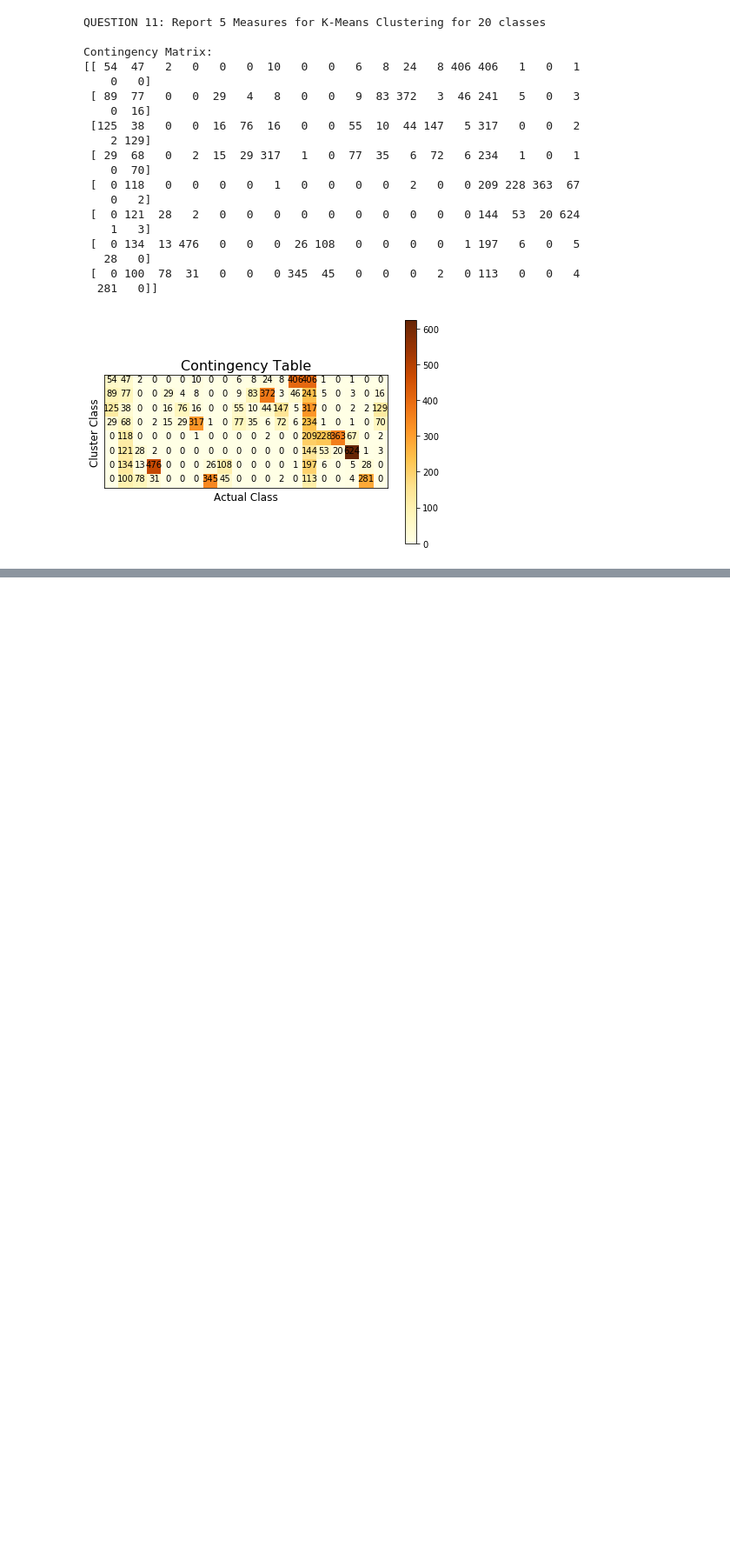
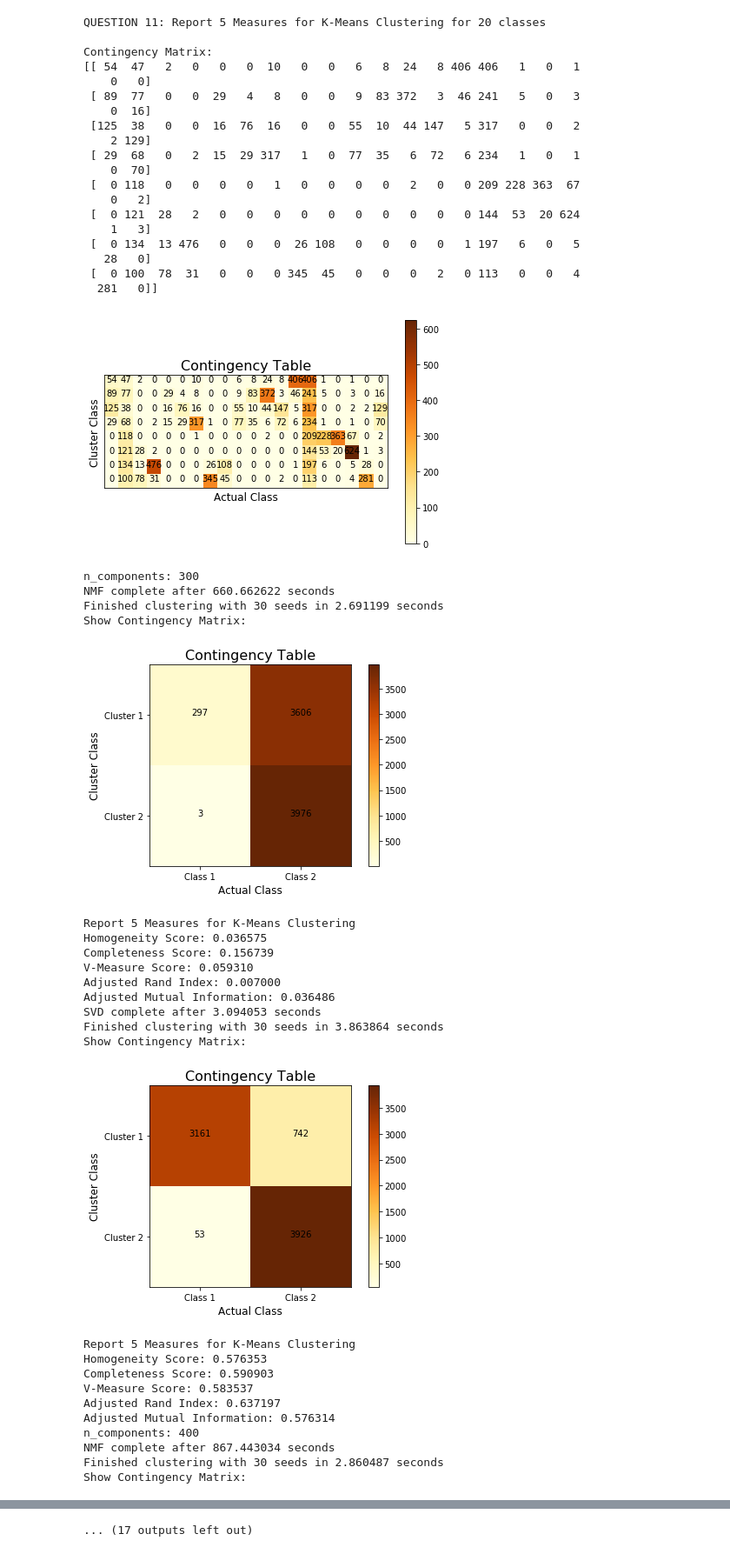
Before and after one commit to nsnguyen/ECE-219, a Jupyter notebook: project2/project2_N.ipynb, the cells around one changed output, grey strips where cells are left out. Shown at 87% size. Saved outputs shown, nothing was run; the diff lists cells and outputs as text; code cells hidden in the pictures; blank space fills up the shorter version.

```diff
--- a/project2/project2_N.ipynb
+++ b/project2/project2_N.ipynb
@@ -265,19 +265,19 @@ Show Contingency Matrix:
 ... (7 outputs left out)
 # %%
-nmf_homogeneity = []
-nmf_completeness = []
-nmf_v_measure = []
-nmf_adjusted_mutual_info = []
-nmf_adjusted_rand_index = []
+nmf_homogeneity_1 = []
+nmf_completeness_1 = []
+nmf_v_measure_1 = []
+nmf_adjusted_mutual_info_1 = []
+nmf_adjusted_rand_index_1 = []
 
 for r in [1, 2, 3, 5, 10, 20, 50, 100, 300]:
     print('n_components:',r)
     nmf_dataset,nmf = nmf_dimension_reduction(X_tfidf, n_components = r)
     k_means = k_means_clustering(nmf_dataset, n_clusters=2,random_state=0,max_iter=1000,n_init=30)
-    nmf_homogeneity.append(k_means['homogeneity'])
-    nmf_completeness.append(k_means['completeness'])
-    nmf_v_measure.append(k_means['v_measure'])
-    nmf_adjusted_mutual_info.append(k_means['adjusted_mutual_info'])
-    nmf_adjusted_rand_index.append(k_means['adjusted_rand_index'])
+    nmf_homogeneity_1.append(k_means['homogeneity'])
+    nmf_completeness_1.append(k_means['completeness'])
+    nmf_v_measure_1.append(k_means['v_measure'])
+    nmf_adjusted_mutual_info_1.append(k_means['adjusted_mutual_info'])
+    nmf_adjusted_rand_index_1.append(k_means['adjusted_rand_index'])
 # %% [output]
 n_components: 1
@@ -454,3 +453,60 @@ Contingency Matrix:
 # however, to report your best combination, and quantitatively report how much better
 # it is compared to other combinations. You should also include typical combinations
 # showing what choices are desirable (or undesirable).
+# %%
+nmf_homogeneity = []
+nmf_completeness = []
+nmf_v_measure = []
+nmf_adjusted_mutual_info = []
+nmf_adjusted_rand_index = []
+
+svd_homogeneity = []
+svd_completeness = []
+svd_v_measure = []
+svd_adjusted_mutual_info = []
+svd_adjusted_rand_index = []
+
+
+for r in range(300,1000,100):
+    print('n_components:',r)
+    nmf_dataset,nmf = nmf_dimension_reduction(X_tfidf, n_components = r)
+    k_means_nmf = k_means_clustering(nmf_dataset, n_clusters=2,random_state=0,max_iter=1000,n_init=30)
+    nmf_homogeneity.append(k_means_nmf['homogeneity'])
+    nmf_completeness.append(k_means_nmf['completeness'])
+    nmf_v_measure.append(k_means_nmf['v_measure'])
+    nmf_adjusted_mutual_info.append(k_means_nmf['adjusted_mutual_info'])
+    nmf_adjusted_rand_index.append(k_means_nmf['adjusted_rand_index'])
+
+    svd_dataset,svd = svd_dimension_reduction(X_tfidf, n_components = r)
+    k_means_svd = k_means_clustering(svd_dataset, n_clusters=2,random_state=0,max_iter=1000,n_init=30)
+    svd_homogeneity.append(k_means_svd['homogeneity'])
+    svd_completeness.append(k_means_svd['completeness'])
+    svd_v_measure.append(k_means_svd['v_measure'])
+    svd_adjusted_mutual_info.append(k_means_svd['adjusted_mutual_info'])
+    svd_adjusted_rand_index.append(k_means_svd['adjusted_rand_index'])
+# %% [output]
+n_components: 300
+NMF complete after 660.662622 seconds
+Finished clustering with 30 seeds in 2.691199 seconds
+Show Contingency Matrix:
+[figure, added]
+Report 5 Measures for K-Means Clustering
+Homogeneity Score: 0.036575
+Completeness Score: 0.156739
+V-Measure Score: 0.059310
+Adjusted Rand Index: 0.007000
+Adjusted Mutual Information: 0.036486
+SVD complete after 3.094053 seconds
+Finished clustering with 30 seeds in 3.863864 seconds
+Show Contingency Matrix:
+[figure, added]
+Report 5 Measures for K-Means Clustering
+Homogeneity Score: 0.576353
+Completeness Score: 0.590903
+V-Measure Score: 0.583537
+Adjusted Rand Index: 0.637197
+Adjusted Mutual Information: 0.576314
+n_components: 400
+NMF complete after 867.443034 seconds
+Finished clustering with 30 seeds in 2.860487 seconds
+Show Contingency Matrix:
@@ -456,0 +545 @@ Contingency Matrix:
+... (17 outputs left out)
```
Also changed, not shown: parts of 10 cells of this notebook.
